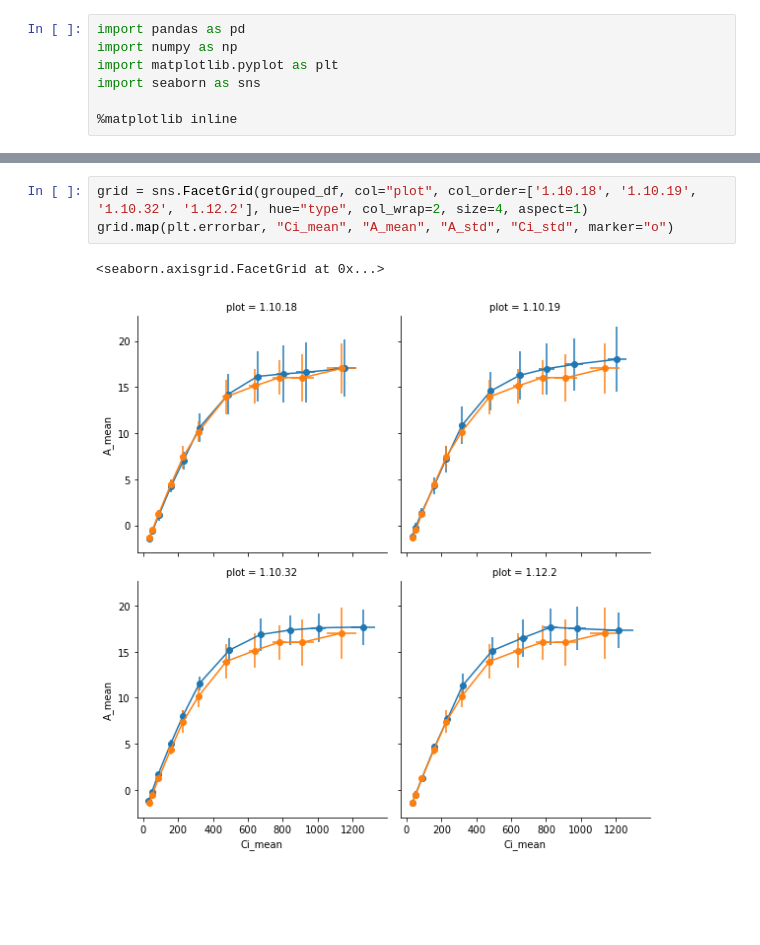
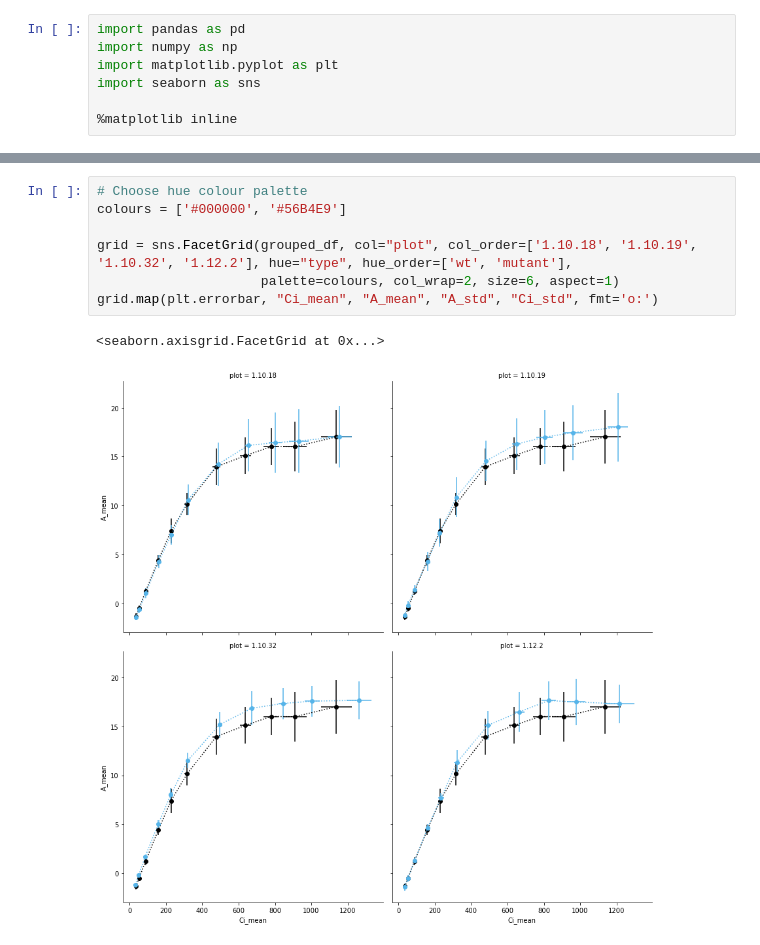
Before and after one commit to RonaCostello/Thesis, a Jupyter notebook: plots/chapter3_ACi_curves.ipynb, the cells around one changed output, grey strips where cells are left out. Saved outputs shown, nothing was run; the diff lists cells and outputs as text; blank space fills up the shorter version.

Commit message:
Use mutant and wt colours to match other phenotype plots and use dashed line

```diff
--- a/plots/chapter3_ACi_curves.ipynb
+++ b/plots/chapter3_ACi_curves.ipynb
@@ -40,8 +39,12 @@ A_std
 Ci_mean
 Ci_std
 # %%
-grid = sns.FacetGrid(grouped_df, col="plot", col_order=['1.10.18', '1.10.19', '1.10.32', '1.12.2'], hue="type", col_wrap=2, size=4, aspect=1)
-grid.map(plt.errorbar, "Ci_mean", "A_mean", "A_std", "Ci_std", marker="o")
+# Choose hue colour palette
+colours = ['#000000', '#56B4E9']
+
+grid = sns.FacetGrid(grouped_df, col="plot", col_order=['1.10.18', '1.10.19', '1.10.32', '1.12.2'], hue="type", hue_order=['wt', 'mutant'],
+                     palette=colours, col_wrap=2, size=6, aspect=1)
+grid.map(plt.errorbar, "Ci_mean", "A_mean", "A_std", "Ci_std", fmt='o:')
 # %% [output]
 <seaborn.axisgrid.FacetGrid at 0x...>
-[figure, old version]
+[figure, new version]
```
Also changed, not shown: parts of 1 cell of this notebook.
